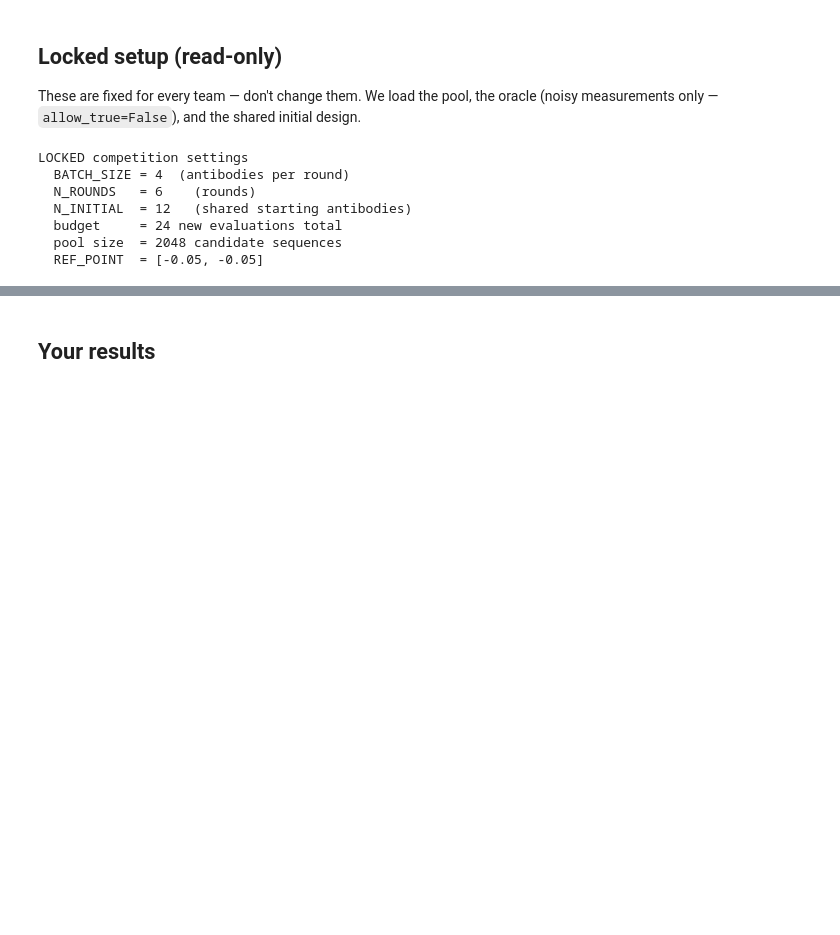
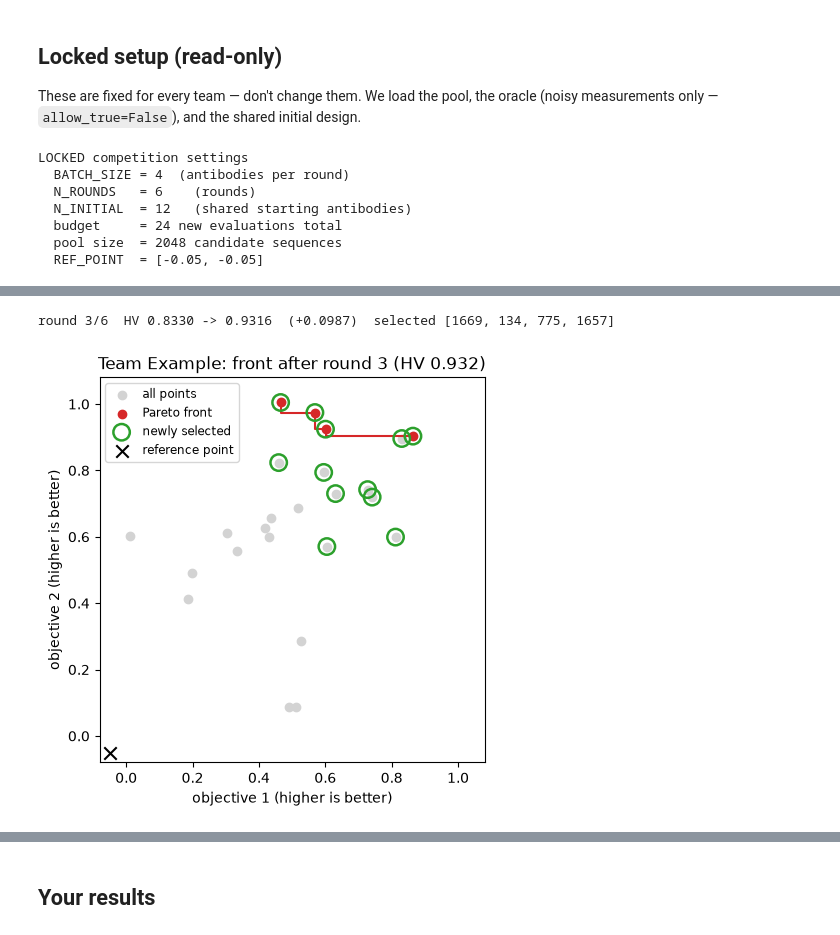
Before and after one commit to jiwoncpark/multi-objective-reasoning-lab, a Jupyter notebook: notebooks/03_competition.ipynb, the cells around one changed output, grey strips where cells are left out. Cells and saved outputs as stored; diff of their text form; code cells hidden in the pictures; blank space fills up the shorter version.

```diff
--- a/notebooks/03_competition.ipynb
+++ b/notebooks/03_competition.ipynb
@@ -104,0 +96,7 @@ HV by round: [0.4209, 0.6573, 0.833, 0.9316, 0.9879, 1.0227, 1.0371]
+# %%
+# --- Round 3 --------------------------------------------------------------
+campaign.play_round({"parego": 4})
+campaign.plot_front();
+# %% [output]
+round 3/6  HV 0.8330 -> 0.9316  (+0.0987)  selected [1669, 134, 775, 1657]
+[figure, added]
```
Also changed, not shown: parts of 13 cells of this notebook, 4 other files.
